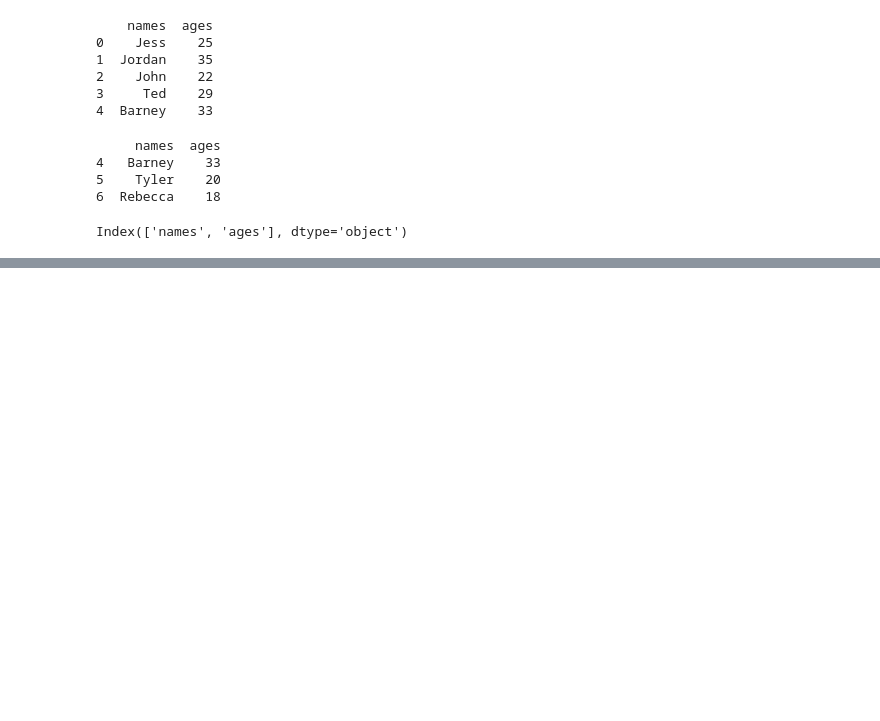
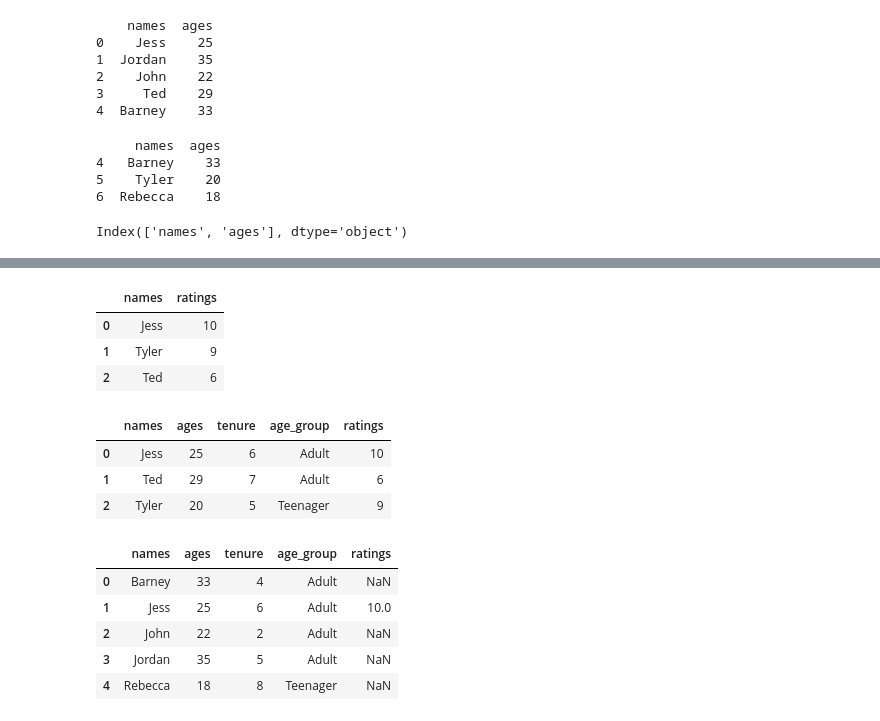
Before and after one commit to agarwalkirti27/python_bootcamp_Milliken, a Jupyter notebook: week10.ipynb, the cells around one changed output, grey strips where cells are left out. Drawn from its saved outputs; the diff is of its cells as text; code cells hidden in the pictures; blank space fills up the shorter version.

```diff
--- a/week10.ipynb
+++ b/week10.ipynb
@@ -164,0 +319,6 @@ Index(['names', 'ages'], dtype='object')
+# %%
+#drop duplicates
+#removing duplicates based on some names
+
+df = df.drop_duplicates(subset = "names")
+df.head()
@@ -164,0 +334,34 @@ Index(['names', 'ages'], dtype='object')
+# %%
+#creating another data frame
+
+ratings = {"names" : ["Jess", "Tyler", "Ted"], "ratings" : [10, 9, 6]}
+ratings = df.from_dict(ratings)
+ratings.head()
+# %% [output]
+|  | names | ratings |
+| 0 | Jess | 10 |
+| 1 | Tyler | 9 |
+| 2 | Ted | 6 |
+# %%
+#inner join
+#performing inner join on our data frame
+matched_ratings = df.merge(ratings, on= "names", how = "inner")
+matched_ratings.head()
+# %% [output]
+|  | names | ages | tenure | age_group | ratings |
+| 0 | Jess | 25 | 6 | Adult | 10 |
+| 1 | Ted | 29 | 7 | Adult | 6 |
+| 2 | Tyler | 20 | 5 | Teenager | 9 |
+# %%
+#outer join
+#performing outer join on data frames
+
+all_ratings = df.merge(ratings, on = "names", how="outer")
+all_ratings.head()
+# %% [output]
+|  | names | ages | tenure | age_group | ratings |
+| 0 | Barney | 33 | 4 | Adult | NaN |
+| 1 | Jess | 25 | 6 | Adult | 10.0 |
+| 2 | John | 22 | 2 | Adult | NaN |
+| 3 | Jordan | 35 | 5 | Adult | NaN |
+| 4 | Rebecca | 18 | 8 | Teenager | NaN |
```
Also changed, not shown: parts of 21 cells of this notebook, 1 other file.
